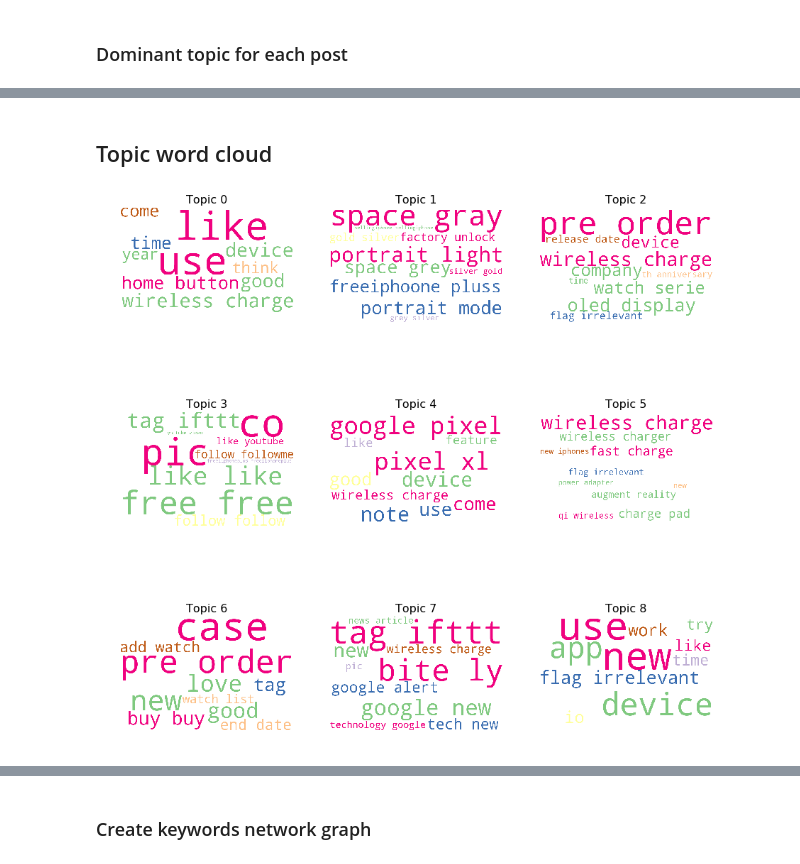
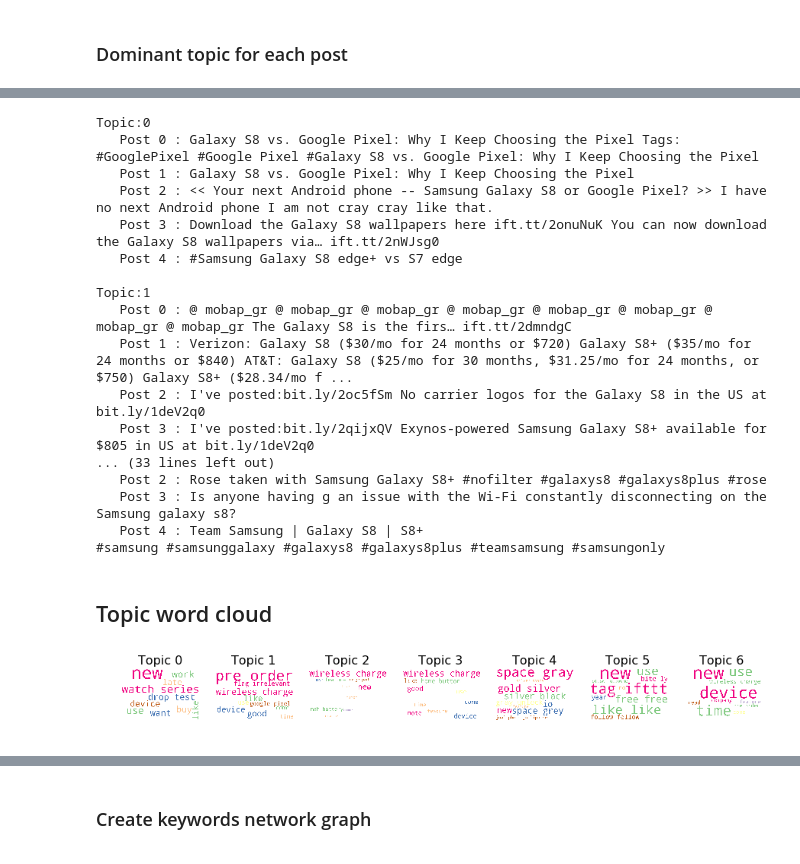
Before and after one commit to surancy/nlp-task-social-media-research, a Jupyter notebook: working-files/topic_modeling_wordcloud.ipynb, the cells around one changed output, grey strips where cells are left out. Saved outputs shown, nothing was run; the diff lists cells and outputs as text; code cells hidden in the pictures.

```diff
--- a/working-files/topic_modeling_wordcloud.ipynb
+++ b/working-files/topic_modeling_wordcloud.ipynb
@@ -783,3 +724,14 @@ def topic_sample_post(topic_num, topic_matrix_df, raw_text_df):
     index = topic_df.nlargest(5, topic).index.tolist()
     sample_post = [raw_text_df[int(i)] for i in index]
     return sample_post
+# %%
+iphone_sample_post_dict = {}
+for i in range(7):
+    post = topic_sample_post(i, df_post_topic_iphone_lemma,iphone_original)
+    iphone_sample_post_dict[i] = post
+# %%
+for key,value in iphone_sample_post_dict.items():
+    print('Topic:' + str(key))
+    for i, post in enumerate(value):
+        print("   Post " + str(i) + ' : '+ str(post))
+    print(' ')
@@ -786,3 +756,32 @@ def topic_sample_post(topic_num, topic_matrix_df, raw_text_df):
+# %%
+galaxy_sample_post_dict = {}
+for i in range(7):
+    post = topic_sample_post(i, df_post_topic_galaxy_lemma,galaxy_original)
+    galaxy_sample_post_dict[i] = post
+# %%
+for key,value in galaxy_sample_post_dict.items():
+    print('Topic:' + str(key))
+    for i, post in enumerate(value):
+        print("   Post " + str(i) + ' : '+ str(post))
+    print(' ')
+# %% [output]
+Topic:0
+   Post 0 : Galaxy S8 vs. Google Pixel: Why I Keep Choosing the Pixel Tags: #GooglePixel #Google Pixel #Galaxy S8 vs. Google Pixel: Why I Keep Choosing the Pixel
+   Post 1 : Galaxy S8 vs. Google Pixel: Why I Keep Choosing the Pixel
+   Post 2 : << Your next Android phone -- Samsung Galaxy S8 or Google Pixel? >> I have no next Android phone I am not cray cray like that.
+   Post 3 : Download the Galaxy S8 wallpapers here ift.tt/2onuNuK You can now download the Galaxy S8 wallpapers via… ift.tt/2nWJsg0
+   Post 4 : #Samsung Galaxy S8 edge+ vs S7 edge
+
+Topic:1
+   Post 0 : @ mobap_gr @ mobap_gr @ mobap_gr @ mobap_gr @ mobap_gr @ mobap_gr @ mobap_gr @ mobap_gr The Galaxy S8 is the firs… ift.tt/2dmndgC
+   Post 1 : Verizon: Galaxy S8 ($30/mo for 24 months or $720) Galaxy S8+ ($35/mo for 24 months or $840) AT&T: Galaxy S8 ($25/mo for 30 months, $31.25/mo for 24 months, or $750) Galaxy S8+ ($28.34/mo f ...
+   Post 2 : I've posted:bit.ly/2oc5fSm No carrier logos for the Galaxy S8 in the US at bit.ly/1deV2q0
+   Post 3 : I've posted:bit.ly/2qijxQV Exynos-powered Samsung Galaxy S8+ available for $805 in US at bit.ly/1deV2q0
+... (33 lines left out)
+   Post 2 : Rose taken with Samsung Galaxy S8+ #nofilter #galaxys8 #galaxys8plus #rose
+   Post 3 : Is anyone having g an issue with the Wi-Fi constantly disconnecting on the Samsung galaxy s8?
+   Post 4 : Team Samsung | Galaxy S8 | S8+
+#samsung #samsunggalaxy #galaxys8 #galaxys8plus #teamsamsung #samsungonly
 # %% [markdown]
 ## Topic word cloud
 # %%
@@ -794,23 +793,23 @@ def topic_word_cloud(topic_num, topic_matrix_df, lemma_df):
     text = ' '.join(text)
     return text
 # %%
-fig, axes = plt.subplots(3, 3, figsize=(15,15), sharex=True, sharey=True)
+fig, axes = plt.subplots(1, 7, figsize=(15,15), sharex=True, sharey=True)
 for i, ax in enumerate(axes.flatten()):
     fig.add_subplot(ax)
     text = topic_word_cloud(i,df_post_topic_iphone_lemma, iphone_text_lemma)
     wordcloud = WordCloud(
                           background_color='white',
                           stopwords=iphone_stopwords,
                           colormap = 'Accent',
                           max_words=10,
                           max_font_size=200,
                           width=900,
                           height=600,
                           random_state=42
                          ).generate(text)
     plt.gca().imshow(wordcloud)
     plt.gca().set_title('Topic ' + str(i), fontdict=dict(size=16))
     plt.gca().axis('off')
 # %% [output]
-[figure, old version]
+[figure, new version]
 # %%
```
Also changed, not shown: parts of 34 cells of this notebook.
